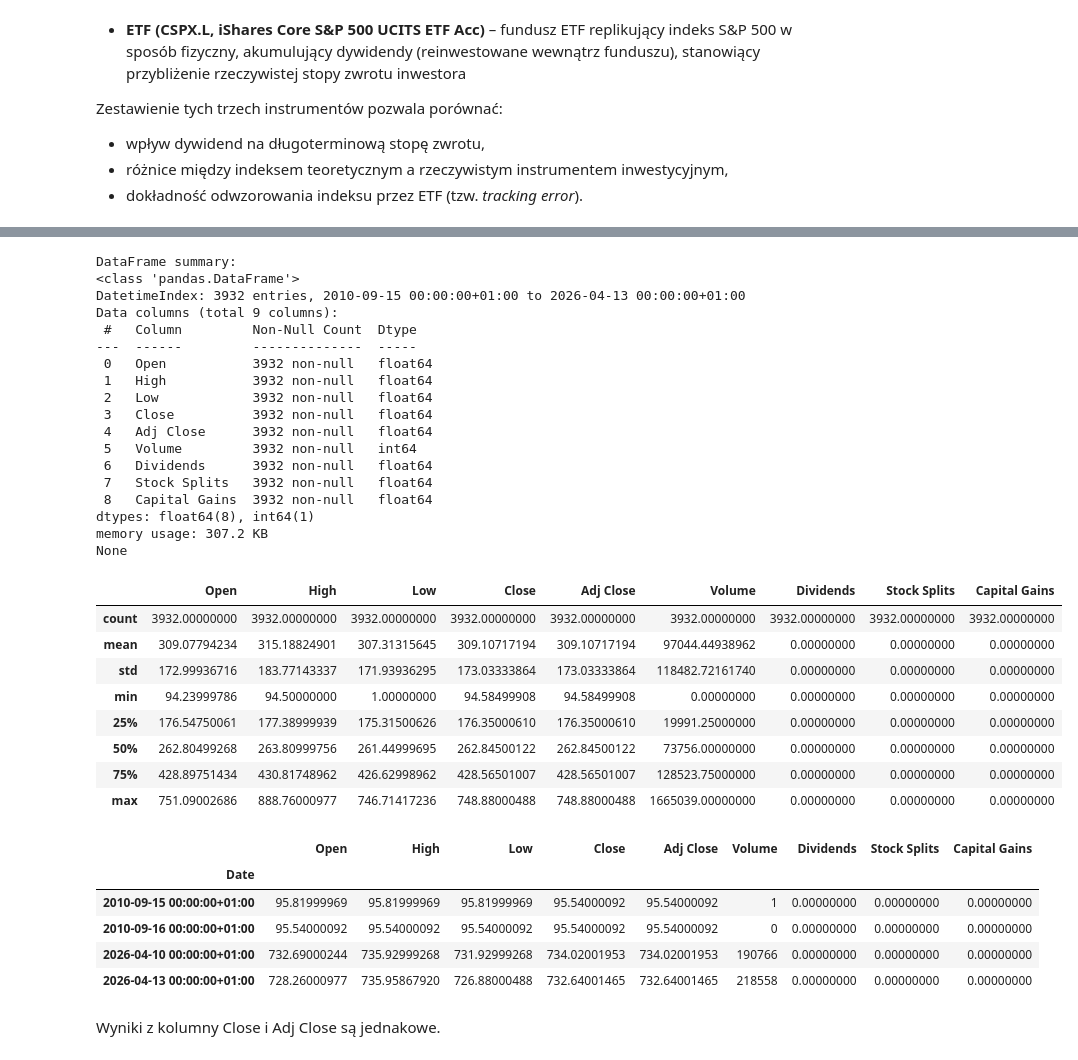
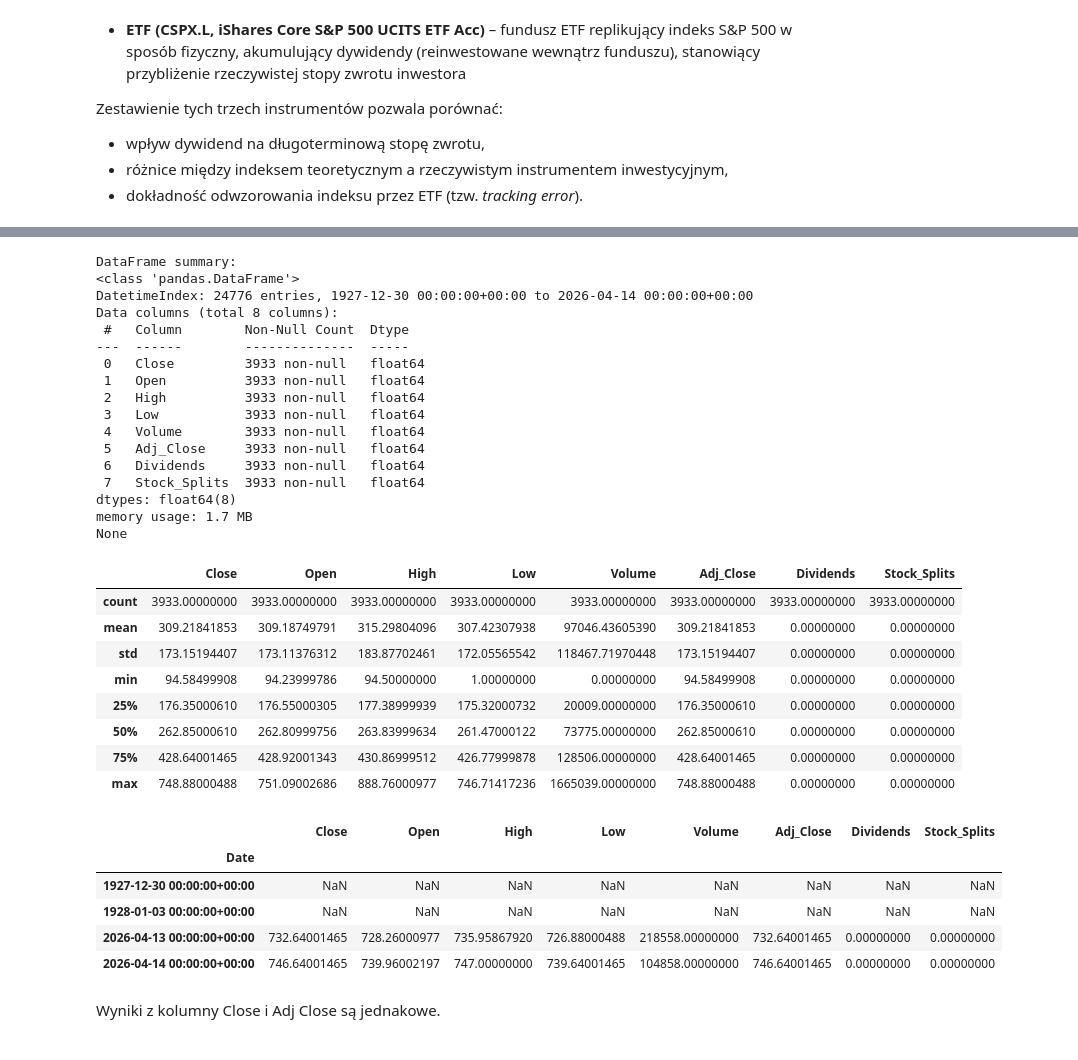
Before and after one commit to MichaelL200/data-driven-stock-portfolio-selection, a Jupyter notebook: notebooks/02b_data_stocks_yf.ipynb, the cells around one changed output, grey strips where cells are left out. Drawn from its saved outputs; the diff is of its cells as text; code cells hidden in the pictures.

```diff
--- a/notebooks/02b_data_stocks_yf.ipynb
+++ b/notebooks/02b_data_stocks_yf.ipynb
@@ -108,9 +105,9 @@ Zestawienie tych trzech instrumentów pozwala porównać:
 - różnice między indeksem teoretycznym a rzeczywistym instrumentem inwestycyjnym,
 - dokładność odwzorowania indeksu przez ETF (tzw. *tracking error*).
 # %%
-SP500 = dataset.YahooFinance.get_ticker_data_incremental("^GSPC", save_csv=True)
-SP500TR = dataset.YahooFinance.get_ticker_data_incremental("^SP500TR", save_csv=True)
-ETF = dataset.YahooFinance.get_ticker_data_incremental("CSPX.L", save_csv=True)
+SP500 = dataset.YahooFinance.download_ticker("^GSPC", save_csv=True)
+SP500TR = dataset.YahooFinance.download_ticker("^SP500TR", save_csv=True)
+ETF = dataset.YahooFinance.download_ticker("CSPX.L", save_csv=True)
 
 plots.summarize_df(SP500)
 plots.summarize_df(SP500TR)
@@ -171,36 +168,35 @@ None
 DataFrame summary:
 <class 'pandas.DataFrame'>
-DatetimeIndex: 3932 entries, 2010-09-15 00:00:00+01:00 to 2026-04-13 00:00:00+01:00
-Data columns (total 9 columns):
- #   Column         Non-Null Count  Dtype
----  ------         --------------  -----
- 0   Open           3932 non-null   float64
- 1   High           3932 non-null   float64
- 2   Low            3932 non-null   float64
- 3   Close          3932 non-null   float64
- 4   Adj Close      3932 non-null   float64
- 5   Volume         3932 non-null   int64
- 6   Dividends      3932 non-null   float64
- 7   Stock Splits   3932 non-null   float64
- 8   Capital Gains  3932 non-null   float64
-dtypes: float64(8), int64(1)
-memory usage: 307.2 KB
+DatetimeIndex: 24776 entries, 1927-12-30 00:00:00+00:00 to 2026-04-14 00:00:00+00:00
+Data columns (total 8 columns):
+ #   Column        Non-Null Count  Dtype
+---  ------        --------------  -----
+ 0   Close         3933 non-null   float64
+ 1   Open          3933 non-null   float64
+ 2   High          3933 non-null   float64
+ 3   Low           3933 non-null   float64
+ 4   Volume        3933 non-null   float64
+ 5   Adj_Close     3933 non-null   float64
+ 6   Dividends     3933 non-null   float64
+ 7   Stock_Splits  3933 non-null   float64
+dtypes: float64(8)
+memory usage: 1.7 MB
 None
-|  | Open | High | Low | Close | Adj Close | Volume | Dividends | Stock Splits | Capital Gains |
-| count | 3932.00000000 | 3932.00000000 | 3932.00000000 | 3932.00000000 | 3932.00000000 | 3932.00000000 | 3932.00000000 | 3932.00000000 | 3932.00000000 |
-| mean | 309.07794234 | 315.18824901 | 307.31315645 | 309.10717194 | 309.10717194 | 97044.44938962 | 0.00000000 | 0.00000000 | 0.00000000 |
-| std | 172.99936716 | 183.77143337 | 171.93936295 | 173.03333864 | 173.03333864 | 118482.72161740 | 0.00000000 | 0.00000000 | 0.00000000 |
-| min | 94.23999786 | 94.50000000 | 1.00000000 | 94.58499908 | 94.58499908 | 0.00000000 | 0.00000000 | 0.00000000 | 0.00000000 |
-| 25% | 176.54750061 | 177.38999939 | 175.31500626 | 176.35000610 | 176.35000610 | 19991.25000000 | 0.00000000 | 0.00000000 | 0.00000000 |
-| 50% | 262.80499268 | 263.80999756 | 261.44999695 | 262.84500122 | 262.84500122 | 73756.00000000 | 0.00000000 | 0.00000000 | 0.00000000 |
-| 75% | 428.89751434 | 430.81748962 | 426.62998962 | 428.56501007 | 428.56501007 | 128523.75000000 | 0.00000000 | 0.00000000 | 0.00000000 |
-| max | 751.09002686 | 888.76000977 | 746.71417236 | 748.88000488 | 748.88000488 | 1665039.00000000 | 0.00000000 | 0.00000000 | 0.00000000 |
+|  | Close | Open | High | Low | Volume | Adj_Close | Dividends | Stock_Splits |
+| count | 3933.00000000 | 3933.00000000 | 3933.00000000 | 3933.00000000 | 3933.00000000 | 3933.00000000 | 3933.00000000 | 3933.00000000 |
+| mean | 309.21841853 | 309.18749791 | 315.29804096 | 307.42307938 | 97046.43605390 | 309.21841853 | 0.00000000 | 0.00000000 |
+| std | 173.15194407 | 173.11376312 | 183.87702461 | 172.05565542 | 118467.71970448 | 173.15194407 | 0.00000000 | 0.00000000 |
+| min | 94.58499908 | 94.23999786 | 94.50000000 | 1.00000000 | 0.00000000 | 94.58499908 | 0.00000000 | 0.00000000 |
+| 25% | 176.35000610 | 176.55000305 | 177.38999939 | 175.32000732 | 20009.00000000 | 176.35000610 | 0.00000000 | 0.00000000 |
+| 50% | 262.85000610 | 262.80999756 | 263.83999634 | 261.47000122 | 73775.00000000 | 262.85000610 | 0.00000000 | 0.00000000 |
+| 75% | 428.64001465 | 428.92001343 | 430.86999512 | 426.77999878 | 128506.00000000 | 428.64001465 | 0.00000000 | 0.00000000 |
+| max | 748.88000488 | 751.09002686 | 888.76000977 | 746.71417236 | 1665039.00000000 | 748.88000488 | 0.00000000 | 0.00000000 |
-|  | Open | High | Low | Close | Adj Close | Volume | Dividends | Stock Splits | Capital Gains |
-| Date |  |  |  |  |  |  |  |  |  |
-| 2010-09-15 00:00:00+01:00 | 95.81999969 | 95.81999969 | 95.81999969 | 95.54000092 | 95.54000092 | 1 | 0.00000000 | 0.00000000 | 0.00000000 |
-| 2010-09-16 00:00:00+01:00 | 95.54000092 | 95.54000092 | 95.54000092 | 95.54000092 | 95.54000092 | 0 | 0.00000000 | 0.00000000 | 0.00000000 |
-| 2026-04-10 00:00:00+01:00 | 732.69000244 | 735.92999268 | 731.92999268 | 734.02001953 | 734.02001953 | 190766 | 0.00000000 | 0.00000000 | 0.00000000 |
-| 2026-04-13 00:00:00+01:00 | 728.26000977 | 735.95867920 | 726.88000488 | 732.64001465 | 732.64001465 | 218558 | 0.00000000 | 0.00000000 | 0.00000000 |
+|  | Close | Open | High | Low | Volume | Adj_Close | Dividends | Stock_Splits |
+| Date |  |  |  |  |  |  |  |  |
+| 1927-12-30 00:00:00+00:00 | NaN | NaN | NaN | NaN | NaN | NaN | NaN | NaN |
+| 1928-01-03 00:00:00+00:00 | NaN | NaN | NaN | NaN | NaN | NaN | NaN | NaN |
+| 2026-04-13 00:00:00+00:00 | 732.64001465 | 728.26000977 | 735.95867920 | 726.88000488 | 218558.00000000 | 732.64001465 | 0.00000000 | 0.00000000 |
+| 2026-04-14 00:00:00+00:00 | 746.64001465 | 739.96002197 | 747.00000000 | 739.64001465 | 104858.00000000 | 746.64001465 | 0.00000000 | 0.00000000 |
 # %% [markdown]
 Wyniki z kolumny Close i Adj Close są jednakowe.
 # %%
```
Also changed, not shown: parts of 12 cells of this notebook, 5 other files.
